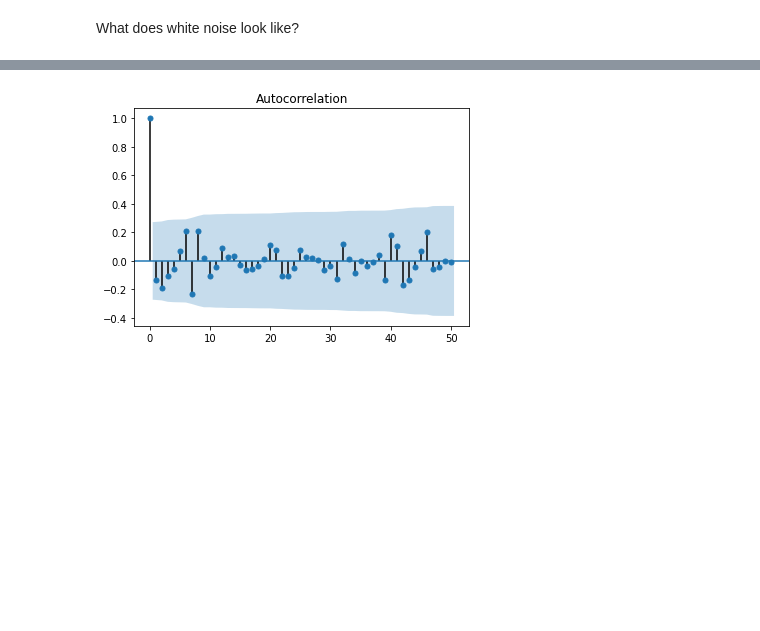
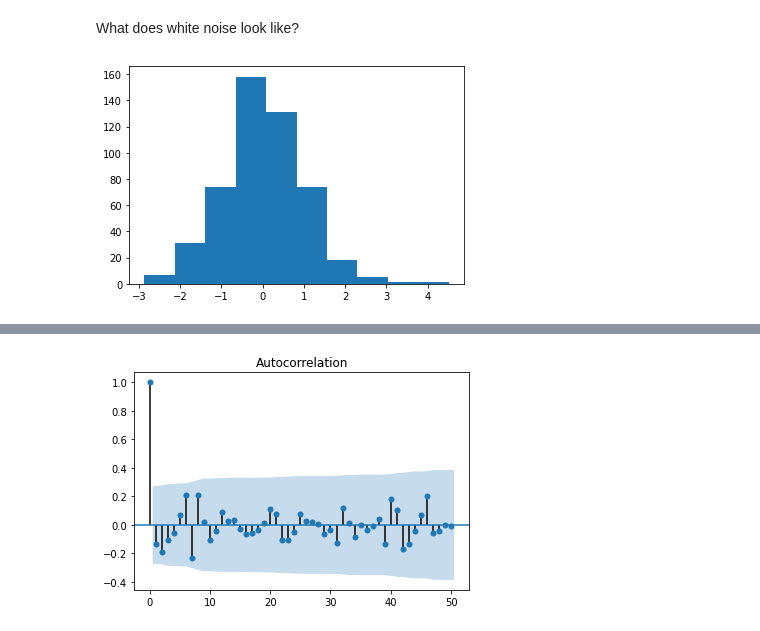
Before and after one commit to flyin01/dc, a Jupyter notebook: time_series_analysis.ipynb, the cells around one changed output, grey strips where cells are left out. Cells and saved outputs as stored; diff of their text form; code cells hidden in the pictures; blank space fills up the shorter version.

```diff
--- a/time_series_analysis.ipynb
+++ b/time_series_analysis.ipynb
@@ -719,5 +737,10 @@ array([ 0.48632099, -0.33782899, -1.20445463, -0.41802316, -0.37479126,
 # %% [markdown]
 What does white noise look like?
+# %%
+plt.hist(noise)
+plt.show()
+# %% [output]
+[figure, added]
 # %%
 plt.plot(noise)
 # %% [output]
```
Also changed, not shown: parts of 16 cells of this notebook.
